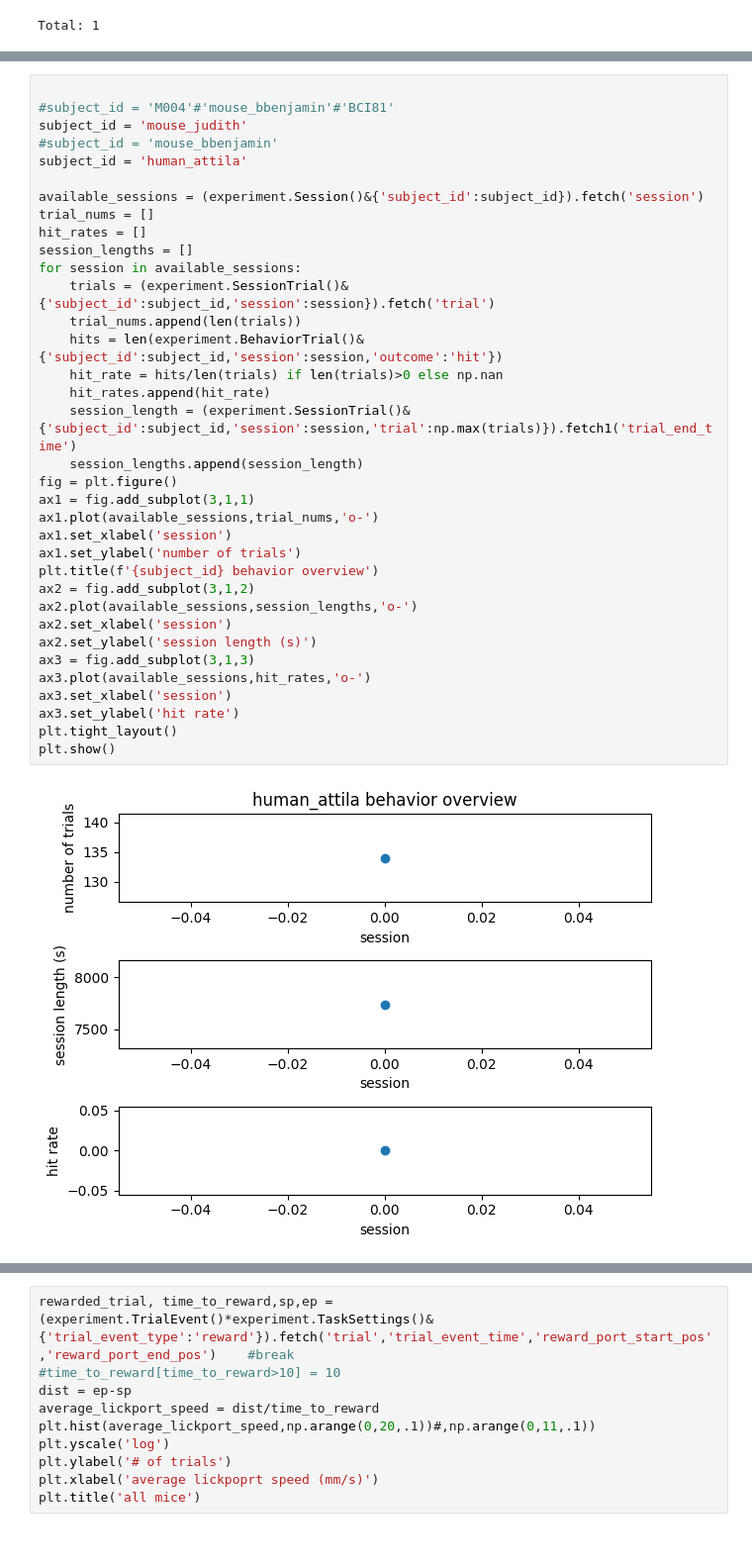
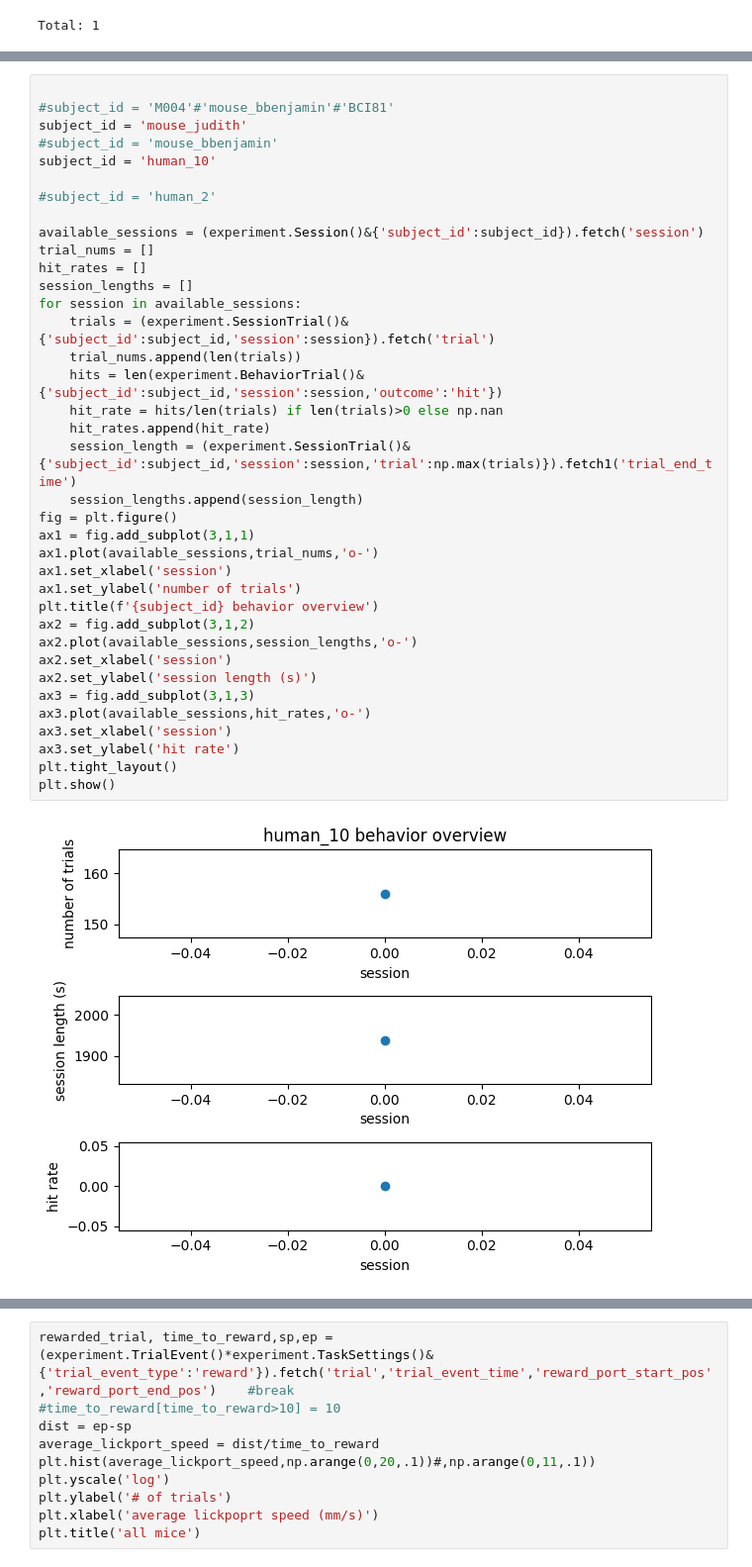
Before and after one commit to rozmar/NDNF-pipeline, a Jupyter notebook: Notebooks/behavior.ipynb, the cells around one changed output, grey strips where cells are left out. Shown at 99% size. Cells and saved outputs as stored; diff of their text form.

```diff
--- a/Notebooks/behavior.ipynb
+++ b/Notebooks/behavior.ipynb
@@ -79,35 +60,37 @@ Text(0, 0.5, 'Number of Trials')
 #subject_id = 'M004'#'mouse_bbenjamin'#'BCI81'
 subject_id = 'mouse_judith'
 #subject_id = 'mouse_bbenjamin'
-subject_id = 'human_attila'
+subject_id = 'human_10'
+
+#subject_id = 'human_2'
 
 available_sessions = (experiment.Session()&{'subject_id':subject_id}).fetch('session')
 trial_nums = []
 hit_rates = []
 session_lengths = []
 for session in available_sessions:
     trials = (experiment.SessionTrial()&{'subject_id':subject_id,'session':session}).fetch('trial')
     trial_nums.append(len(trials))
     hits = len(experiment.BehaviorTrial()&{'subject_id':subject_id,'session':session,'outcome':'hit'})
     hit_rate = hits/len(trials) if len(trials)>0 else np.nan
     hit_rates.append(hit_rate)
     session_length = (experiment.SessionTrial()&{'subject_id':subject_id,'session':session,'trial':np.max(trials)}).fetch1('trial_end_time')
     session_lengths.append(session_length)
 fig = plt.figure()
 ax1 = fig.add_subplot(3,1,1)
 ax1.plot(available_sessions,trial_nums,'o-')
 ax1.set_xlabel('session')
 ax1.set_ylabel('number of trials')
 plt.title(f'{subject_id} behavior overview')
 ax2 = fig.add_subplot(3,1,2)
 ax2.plot(available_sessions,session_lengths,'o-')
 ax2.set_xlabel('session')
 ax2.set_ylabel('session length (s)')
 ax3 = fig.add_subplot(3,1,3)
 ax3.plot(available_sessions,hit_rates,'o-')
 ax3.set_xlabel('session')
 ax3.set_ylabel('hit rate')
 plt.tight_layout()
 plt.show()
 # %% [output]
-[figure, old version]
+[figure, new version]
```
Also changed, not shown: parts of 10 cells of this notebook.
